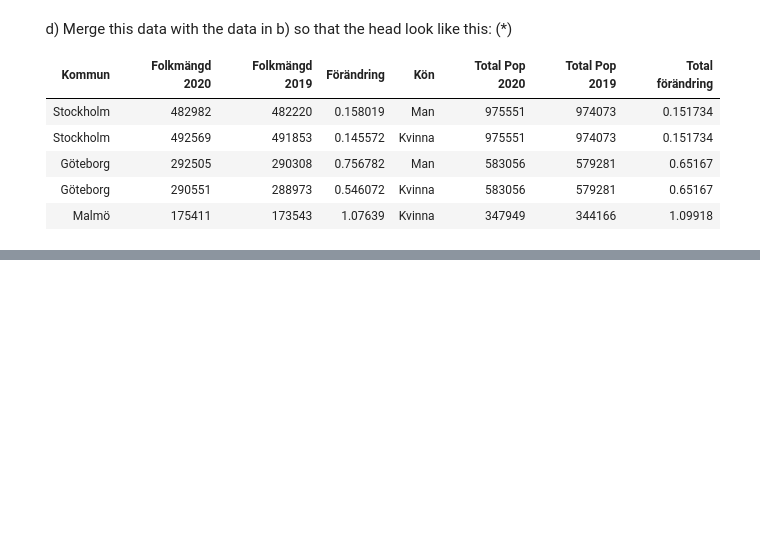
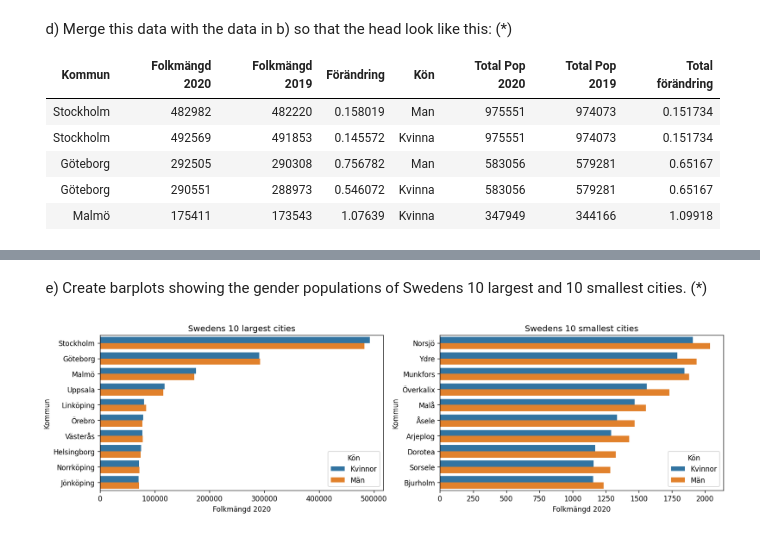
Before and after one commit to JoelOscarsson/Databehandling-JoelOscarsson, a Jupyter notebook: Assignments/L1-Pandas-b-syntax.ipynb, the cells around one changed output, grey strips where cells are left out. Saved outputs shown, nothing was run; the diff lists cells and outputs as text; code cells hidden in the pictures; blank space fills up the shorter version.

```diff
--- a/Assignments/L1-Pandas-b-syntax.ipynb
+++ b/Assignments/L1-Pandas-b-syntax.ipynb
@@ -531,0 +528,26 @@ df
+# %% [markdown]
+&nbsp; e) Create barplots showing the gender populations of Swedens 10 largest and 10 smallest cities. (*)
+# %%
+import seaborn as sns  # För DataFrames
+import matplotlib.pyplot as plt
+
+
+# df.head()  - Plockar ut de första
+# df.tail()  - Plockar ut de sista
+
+data = [df.head(20), df.tail(20)]
+
+fig, axes = plt.subplots(1, 2, figsize=(16, 4), dpi=120)
+
+titles = ["Swedens 10 largest cities", "Swedens 10 smallest cities"]
+
+for i in range(len(data)):
+    sns.barplot(data=data[i], x="Folkmängd 2020", y="Kommun", hue="Kön", ax=axes[i])
+    axes[i].set(title=titles[i])
+
+
+# Vi vill loopa igenom titles och dataframes samtidigt
+# Vi vill ha ett i här = för index
+# Vi vill ha data och title som kommer från zipen
+# %% [output]
+[figure, added]
```
Also changed, not shown: parts of 10 cells of this notebook.
